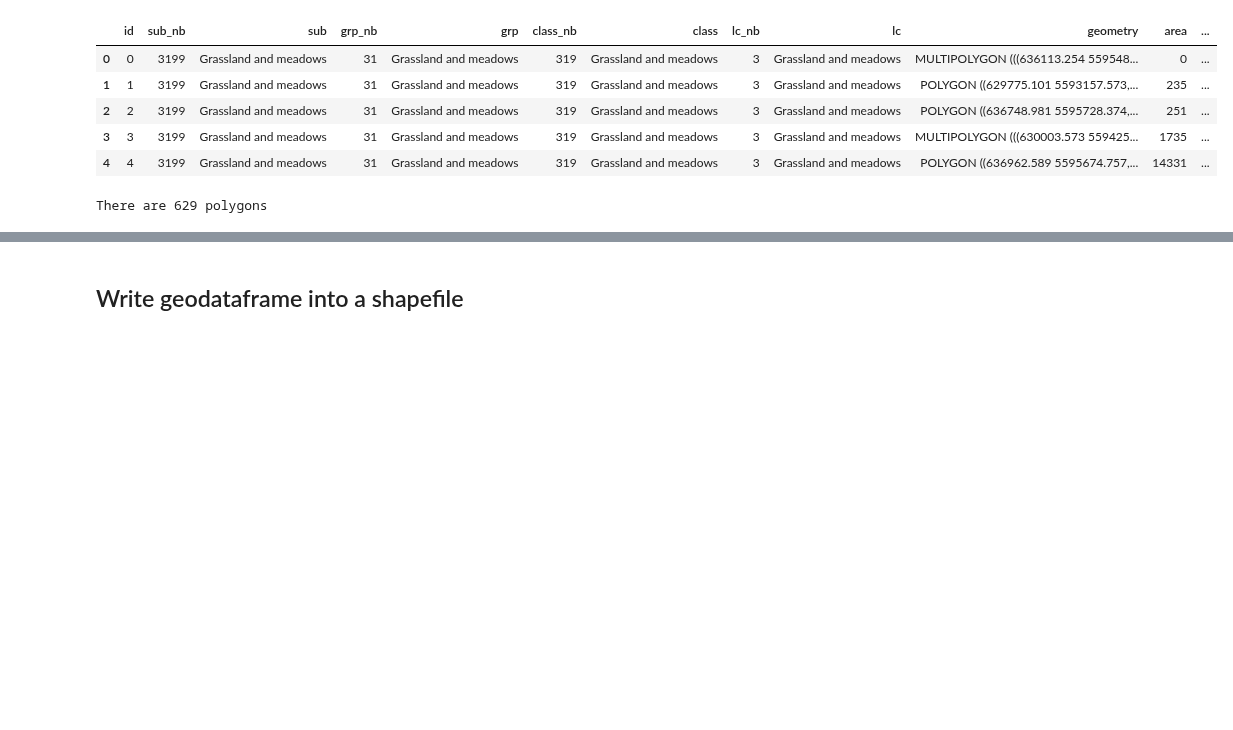
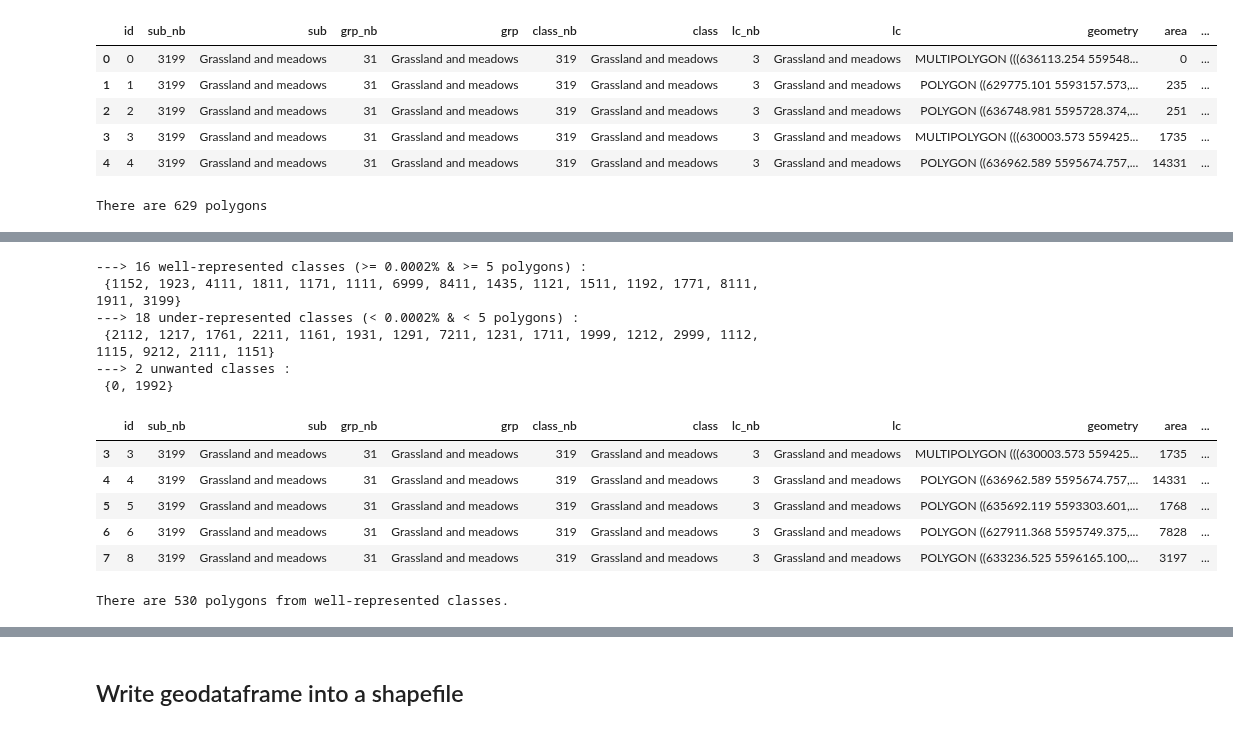
Before and after one commit to nicolasdeffense/eo-toolbox, a Jupyter notebook: notebooks/7_Classification/in_situ_preparation.ipynb, the cells around one changed output, grey strips where cells are left out. Cells and saved outputs as stored; diff of their text form; code cells hidden in the pictures; blank space fills up the shorter version.

```diff
--- a/notebooks/7_Classification/in_situ_preparation.ipynb
+++ b/notebooks/7_Classification/in_situ_preparation.ipynb
@@ -198,0 +254,30 @@ There are 629 polygons
+# %%
+list_all_classes             = set(pix_poly_per_class_df[field_classif_code].values)
+list_under_represented_class = set(pix_poly_per_class_df.loc[(pix_poly_per_class_df['ratio'] < pix_ratio_min) | (pix_poly_per_class_df['poly_count'] < poly_min)][field_classif_code].values)
+list_unwanted_class          = {0, 1992}
+
+list_well_represented_class = set(list_all_classes - list_under_represented_class - list_unwanted_class)
+
+print(f'---> {len(list_well_represented_class)} well-represented classes (>= {pix_ratio_min}% & >= {poly_min} polygons) :\n {list_well_represented_class}')
+print(f'---> {len(list_under_represented_class)} under-represented classes (< {pix_ratio_min}% & < {poly_min} polygons) :\n {list_under_represented_class}')
+print(f'---> {len(list_unwanted_class)} unwanted classes :\n {list_unwanted_class}')
+
+gdf = gdf.loc[gdf[field_classif_code].isin(list_well_represented_class)]
+
+display(gdf.head())
+
+print(f'There are {len(gdf)} polygons from well-represented classes.')
+# %% [output]
+---> 16 well-represented classes (>= 0.0002% & >= 5 polygons) :
+ {1152, 1923, 4111, 1811, 1171, 1111, 6999, 8411, 1435, 1121, 1511, 1192, 1771, 8111, 1911, 3199}
+---> 18 under-represented classes (< 0.0002% & < 5 polygons) :
+ {2112, 1217, 1761, 2211, 1161, 1931, 1291, 7211, 1231, 1711, 1999, 1212, 2999, 1112, 1115, 9212, 2111, 1151}
+---> 2 unwanted classes :
+ {0, 1992}
+|  | id | sub_nb | sub | grp_nb | grp | class_nb | class | lc_nb | lc | geometry | area | ... |
+| 3 | 3 | 3199 | Grassland and meadows | 31 | Grassland and meadows | 319 | Grassland and meadows | 3 | Grassland and meadows | MULTIPOLYGON (((630003.573 559425... | 1735 | ... |
+| 4 | 4 | 3199 | Grassland and meadows | 31 | Grassland and meadows | 319 | Grassland and meadows | 3 | Grassland and meadows | POLYGON ((636962.589 5595674.757,... | 14331 | ... |
+| 5 | 5 | 3199 | Grassland and meadows | 31 | Grassland and meadows | 319 | Grassland and meadows | 3 | Grassland and meadows | POLYGON ((635692.119 5593303.601,... | 1768 | ... |
+| 6 | 6 | 3199 | Grassland and meadows | 31 | Grassland and meadows | 319 | Grassland and meadows | 3 | Grassland and meadows | POLYGON ((627911.368 5595749.375,... | 7828 | ... |
+| 7 | 8 | 3199 | Grassland and meadows | 31 | Grassland and meadows | 319 | Grassland and meadows | 3 | Grassland and meadows | POLYGON ((633236.525 5596165.100,... | 3197 | ... |
+There are 530 polygons from well-represented classes.
```
Also changed, not shown: parts of 17 cells of this notebook, 10 other files.
